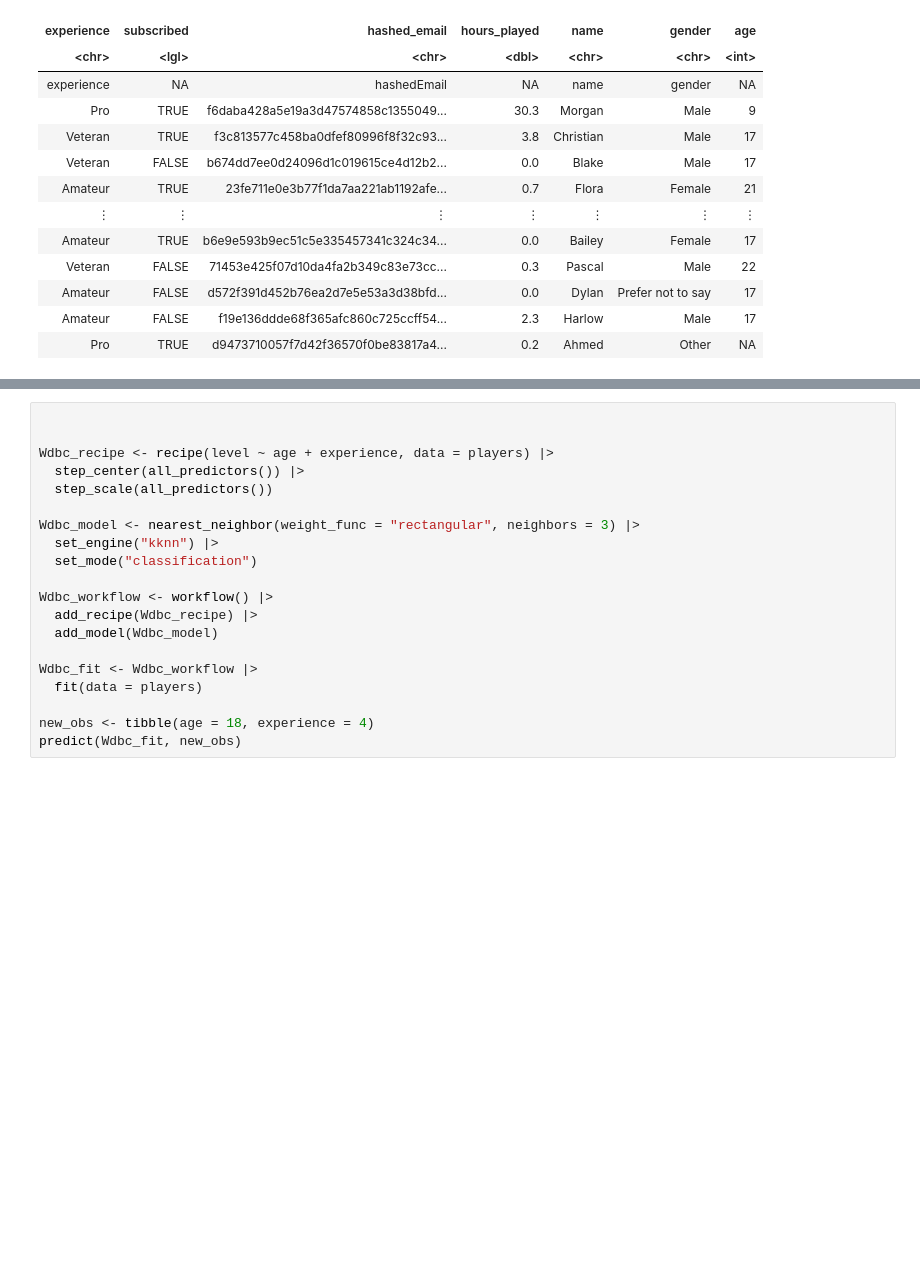
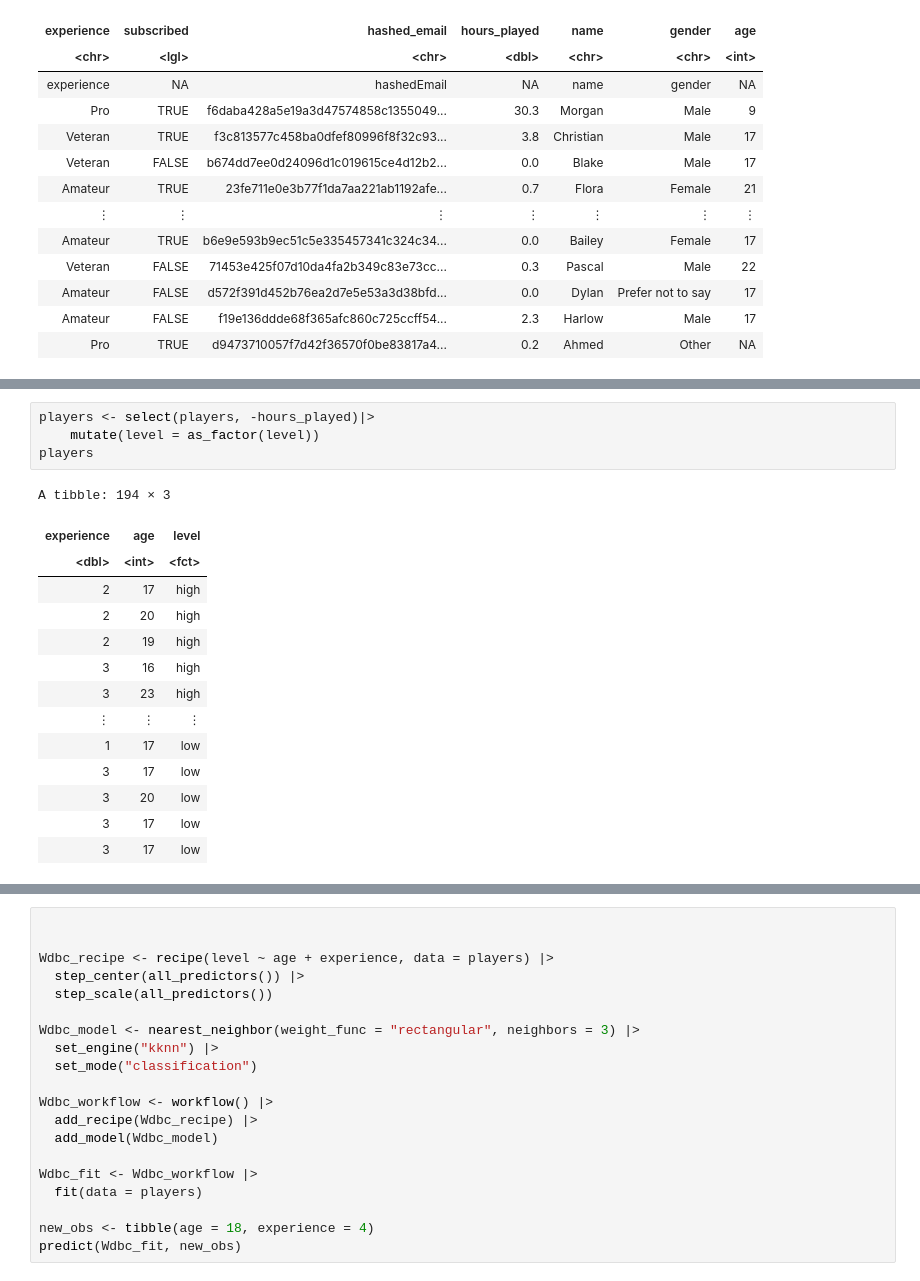
Before and after one commit to azoli113/DSCI100-Project-Group-006-36, a Jupyter notebook: draft-Copy1.ipynb, the cells around one changed output, grey strips where cells are left out. Saved outputs shown, nothing was run; the diff lists cells and outputs as text; blank space fills up the shorter version.

```diff
--- a/draft-Copy1.ipynb
+++ b/draft-Copy1.ipynb
@@ -112,0 +108,19 @@ A tibble: 194 × 4
+# %%
+players <- select(players, -hours_played)|>
+    mutate(level = as_factor(level))
+players
+# %% [output]
+A tibble: 194 × 3
+| experience | age | level |
+| <dbl> | <int> | <fct> |
+| 2 | 17 | high |
+| 2 | 20 | high |
+| 2 | 19 | high |
+| 3 | 16 | high |
+| 3 | 23 | high |
+| ⋮ | ⋮ | ⋮ |
+| 1 | 17 | low |
+| 3 | 17 | low |
+| 3 | 20 | low |
+| 3 | 17 | low |
+| 3 | 17 | low |
```
Also changed, not shown: parts of 13 cells of this notebook.
